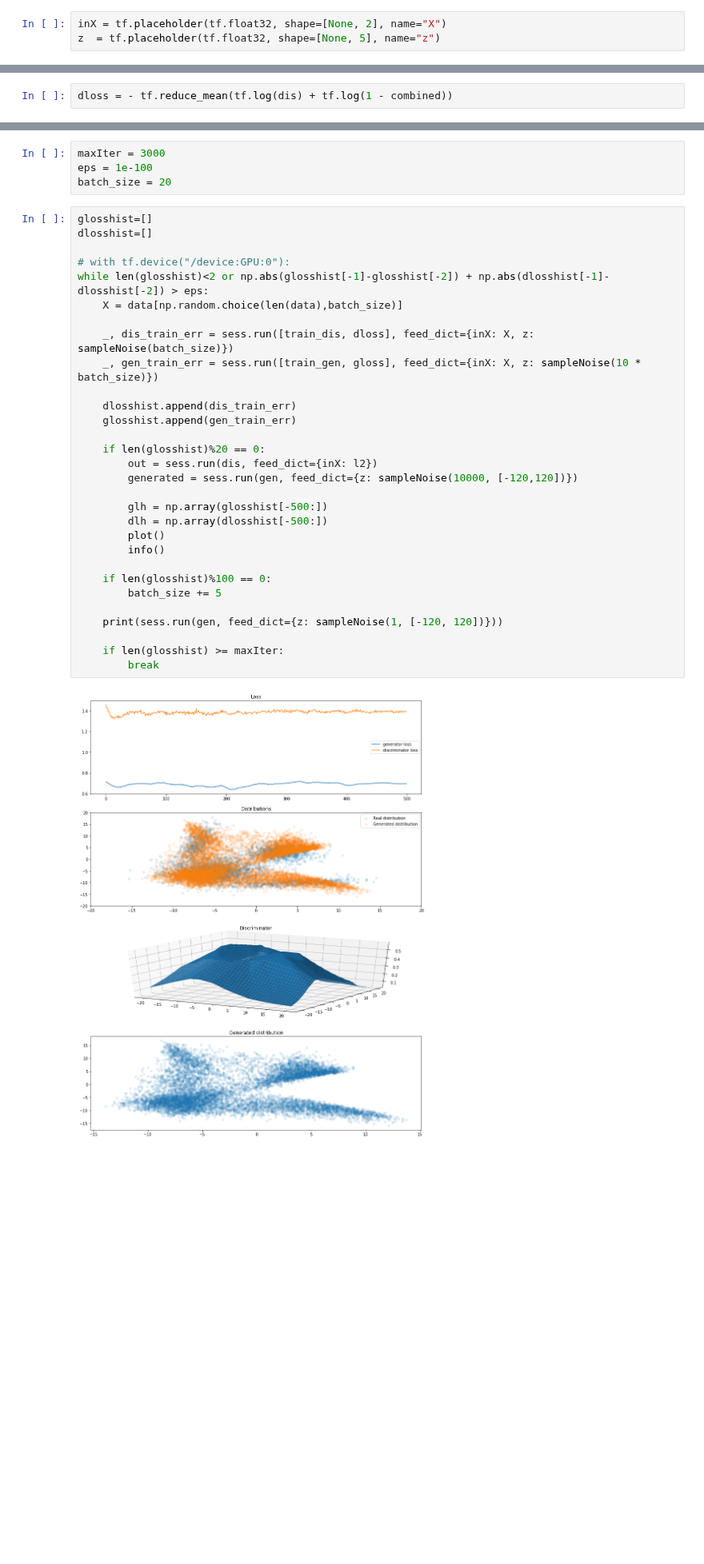
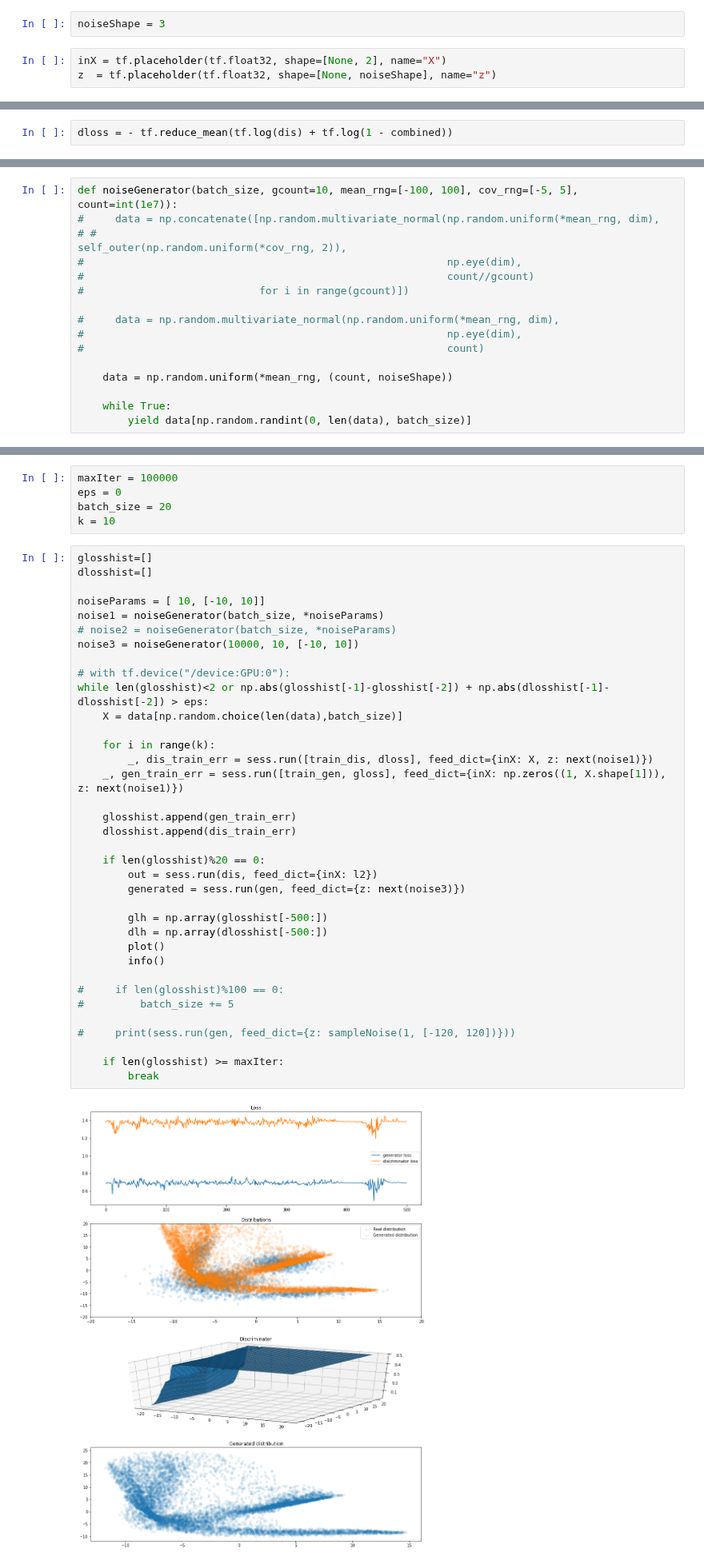
Before and after one commit to hov1417/NNHomework, a Jupyter notebook: session3/final_assignment.ipynb, the cells around one changed output, grey strips where cells are left out. Shown at 80% size. Drawn from its saved outputs; the diff is of its cells as text; blank space fills up the shorter version.

```diff
--- a/session3/final_assignment.ipynb
+++ b/session3/final_assignment.ipynb
@@ -19,9 +19,11 @@ def discriminator(inpt, reuse, name):
         dis = tf.layers.dense( dl3, 1, name="dis")
         prob= tf.sigmoid(dis, name)
     return prob
+# %%
+noiseShape = 3
 # %%
 inX = tf.placeholder(tf.float32, shape=[None, 2], name="X")
-z  = tf.placeholder(tf.float32, shape=[None, 5], name="z")
+z  = tf.placeholder(tf.float32, shape=[None, noiseShape], name="z")
 # %%
 dis = discriminator(inX, False, "discriminator")
 # %%
@@ -70,0 +65,16 @@ def generate_data_for_dist(batch_size):
+# %%
+def noiseGenerator(batch_size, gcount=10, mean_rng=[-100, 100], cov_rng=[-5, 5], count=int(1e7)):
+#     data = np.concatenate([np.random.multivariate_normal(np.random.uniform(*mean_rng, dim),
+# #                                                          self_outer(np.random.uniform(*cov_rng, 2)),
+#                                                          np.eye(dim),
+#                                                          count//gcount)
+#                            for i in range(gcount)])
+
+#     data = np.random.multivariate_normal(np.random.uniform(*mean_rng, dim),
+#                                                          np.eye(dim),
+#                                                          count)
+
+    data = np.random.uniform(*mean_rng, (count, noiseShape))
+
+    while True:
+        yield data[np.random.randint(0, len(data), batch_size)]
@@ -117,36 +148,43 @@ def info():
 # %%
-maxIter = 3000
-eps = 1e-100
+maxIter = 100000
+eps = 0
 batch_size = 20
+k = 10
 # %%
 glosshist=[]
 dlosshist=[]
+
+noiseParams = [ 10, [-10, 10]]
+noise1 = noiseGenerator(batch_size, *noiseParams)
+# noise2 = noiseGenerator(batch_size, *noiseParams)
+noise3 = noiseGenerator(10000, 10, [-10, 10])
 
 # with tf.device("/device:GPU:0"):
 while len(glosshist)<2 or np.abs(glosshist[-1]-glosshist[-2]) + np.abs(dlosshist[-1]-dlosshist[-2]) > eps:
     X = data[np.random.choice(len(data),batch_size)]
 
-    _, dis_train_err = sess.run([train_dis, dloss], feed_dict={inX: X, z: sampleNoise(batch_size)})
-    _, gen_train_err = sess.run([train_gen, gloss], feed_dict={inX: X, z: sampleNoise(10 * batch_size)})
+    for i in range(k):
+        _, dis_train_err = sess.run([train_dis, dloss], feed_dict={inX: X, z: next(noise1)})
+    _, gen_train_err = sess.run([train_gen, gloss], feed_dict={inX: np.zeros((1, X.shape[1])), z: next(noise1)})
 
+    glosshist.append(gen_train_err)
     dlosshist.append(dis_train_err)
-    glosshist.append(gen_train_err)
 
     if len(glosshist)%20 == 0:
         out = sess.run(dis, feed_dict={inX: l2})
-        generated = sess.run(gen, feed_dict={z: sampleNoise(10000, [-120,120])})
+        generated = sess.run(gen, feed_dict={z: next(noise3)})
 
         glh = np.array(glosshist[-500:])
         dlh = np.array(dlosshist[-500:])
         plot()
         info()
 
-    if len(glosshist)%100 == 0:
-        batch_size += 5
+#     if len(glosshist)%100 == 0:
+#         batch_size += 5
 
-    print(sess.run(gen, feed_dict={z: sampleNoise(1, [-120, 120])}))
+#     print(sess.run(gen, feed_dict={z: sampleNoise(1, [-120, 120])}))
 
     if len(glosshist) >= maxIter:
         break
 # %% [output]
-[figure, old version]
+[figure, new version]
```
Also changed, not shown: parts of 11 cells of this notebook, 2 other files.
